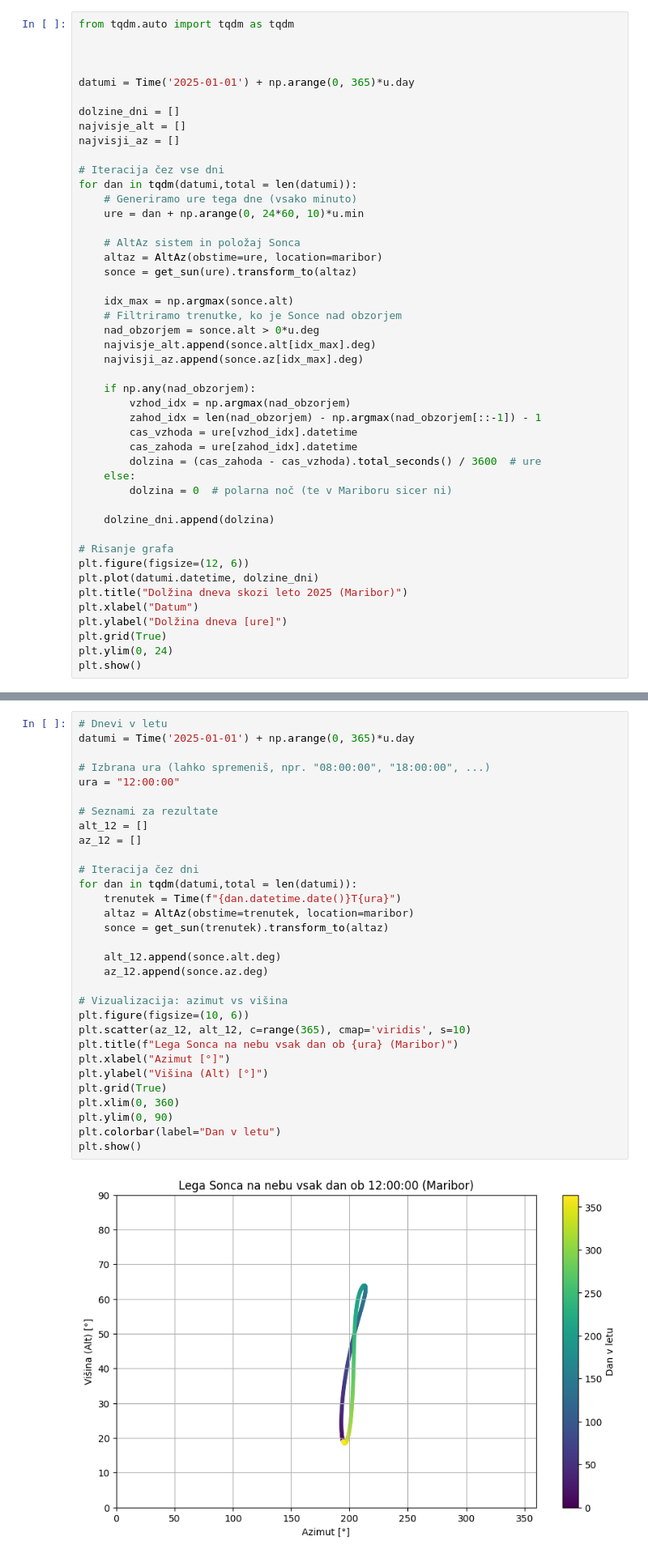
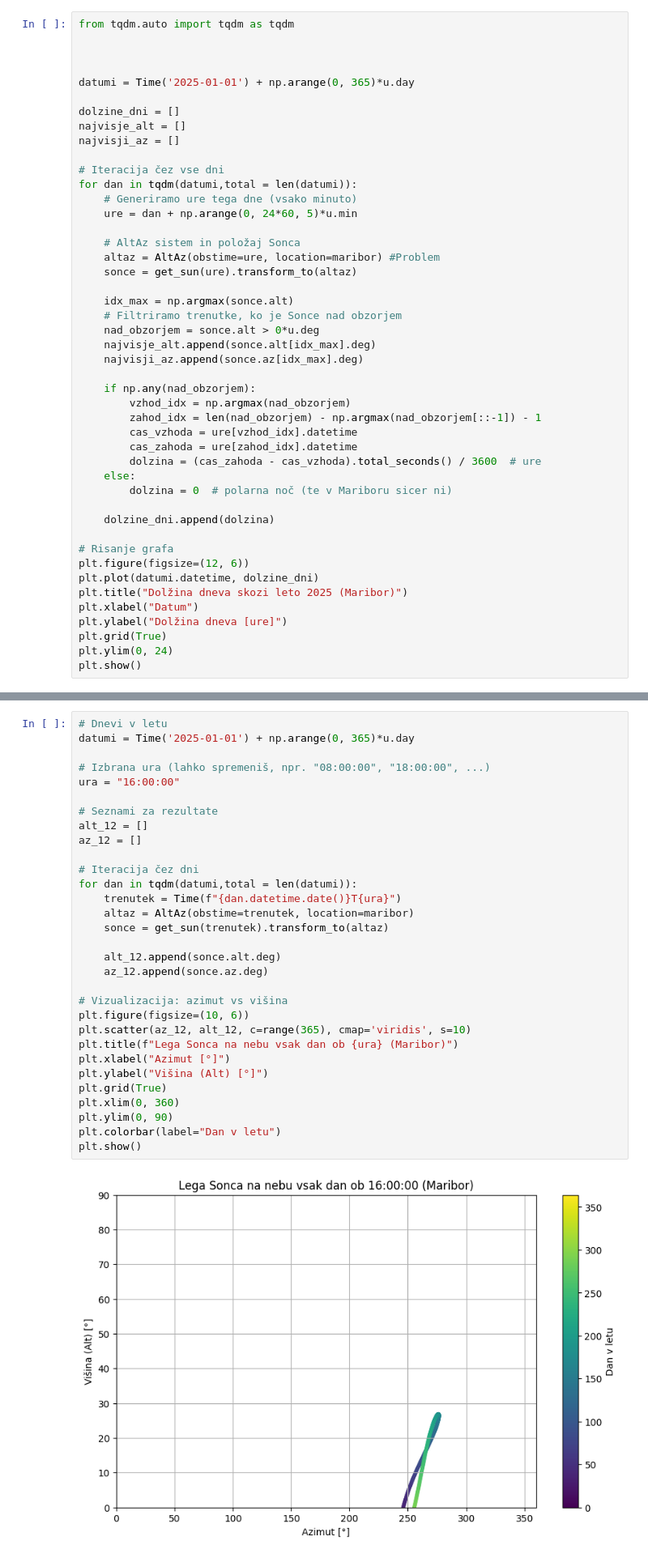
Before and after one commit to ReneMarkovic/colab_notebooks, a Jupyter notebook: Didaktika_astronomije.ipynb, the cells around one changed output, grey strips where cells are left out. Shown at 81% size. Cells and saved outputs as stored; diff of their text form.

```diff
--- a/Didaktika_astronomije.ipynb
+++ b/Didaktika_astronomije.ipynb
@@ -296,10 +296,10 @@ najvisji_az = []
 # Iteracija čez vse dni
 for dan in tqdm(datumi,total = len(datumi)):
     # Generiramo ure tega dne (vsako minuto)
-    ure = dan + np.arange(0, 24*60, 10)*u.min
+    ure = dan + np.arange(0, 24*60, 5)*u.min
 
     # AltAz sistem in položaj Sonca
-    altaz = AltAz(obstime=ure, location=maribor)
+    altaz = AltAz(obstime=ure, location=maribor) #Problem
     sonce = get_sun(ure).transform_to(altaz)
 
     idx_max = np.argmax(sonce.alt)
@@ -349,35 +349,35 @@ plt.show()
 # Dnevi v letu
 datumi = Time('2025-01-01') + np.arange(0, 365)*u.day
 
 # Izbrana ura (lahko spremeniš, npr. "08:00:00", "18:00:00", ...)
-ura = "12:00:00"
+ura = "16:00:00"
 
 # Seznami za rezultate
 alt_12 = []
 az_12 = []
 
 # Iteracija čez dni
 for dan in tqdm(datumi,total = len(datumi)):
     trenutek = Time(f"{dan.datetime.date()}T{ura}")
     altaz = AltAz(obstime=trenutek, location=maribor)
     sonce = get_sun(trenutek).transform_to(altaz)
 
     alt_12.append(sonce.alt.deg)
     az_12.append(sonce.az.deg)
 
 # Vizualizacija: azimut vs višina
 plt.figure(figsize=(10, 6))
 plt.scatter(az_12, alt_12, c=range(365), cmap='viridis', s=10)
 plt.title(f"Lega Sonca na nebu vsak dan ob {ura} (Maribor)")
 plt.xlabel("Azimut [°]")
 plt.ylabel("Višina (Alt) [°]")
 plt.grid(True)
 plt.xlim(0, 360)
 plt.ylim(0, 90)
 plt.colorbar(label="Dan v letu")
 plt.show()
 # %% [output]
-[figure, old version]
+[figure, new version]
 # %% [markdown]
 ## Tir sonca na nebu
 # %% [markdown]
```
Also changed, not shown: parts of 1 cell of this notebook.
